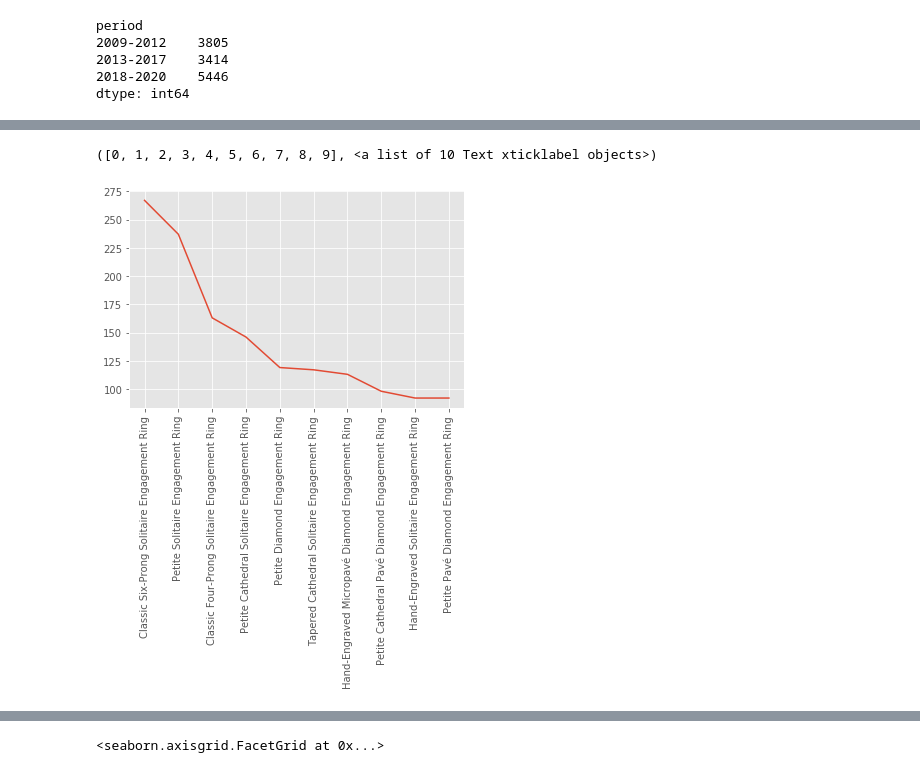
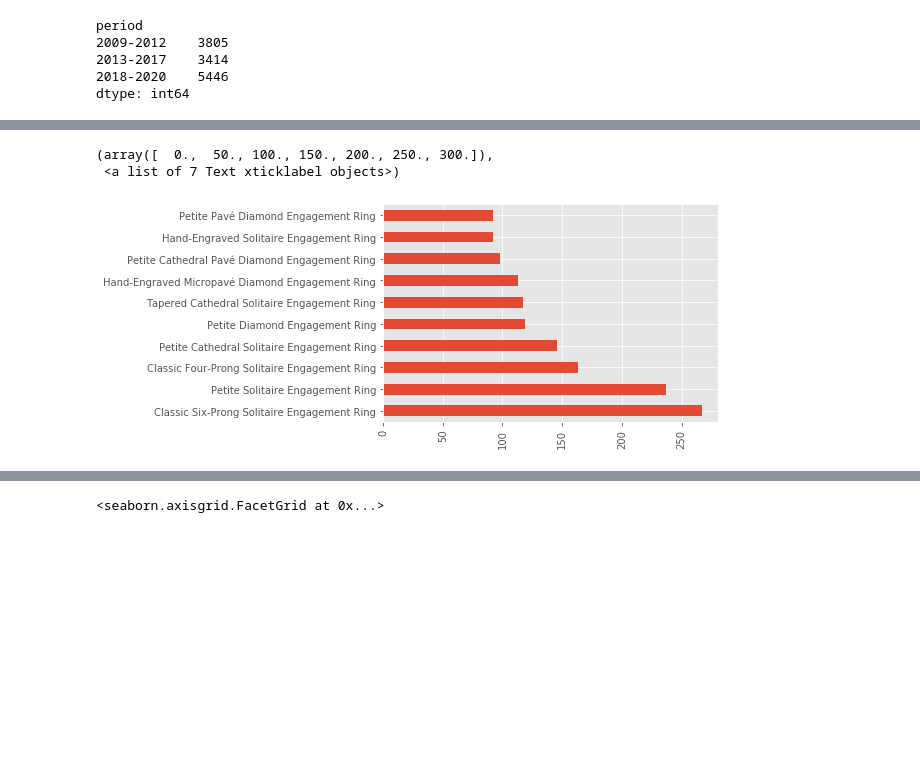
Before and after one commit to chuntao20/python_webscrap_project, a Jupyter notebook: BlueNile_data_analysis.ipynb, the cells around one changed output, grey strips where cells are left out. Drawn from its saved outputs; the diff is of its cells as text; code cells hidden in the pictures; blank space fills up the shorter version.

```diff
--- a/BlueNile_data_analysis.ipynb
+++ b/BlueNile_data_analysis.ipynb
@@ -500,12 +532,13 @@ plt.xticks(rotation=80)
 style09_12 = year09_12['product_name'].value_counts().nlargest(10).index.tolist()
 popular09_12= year09_12[year09_12['product_name'].isin(style09_12)]
 # %%
-year13_17['product_name'].value_counts().nlargest(10)
-plt.plot(year13_17['product_name'].value_counts().nlargest(10))
+p2 = year13_17['product_name'].value_counts().nlargest(10).index.tolist()
+year13_17['product_name'].value_counts().nlargest(10).plot(kind='barh')
 plt.xticks(rotation=90)
 # %% [output]
-([0, 1, 2, 3, 4, 5, 6, 7, 8, 9], <a list of 10 Text xticklabel objects>)
+(array([  0.,  50., 100., 150., 200., 250., 300.]),
+ <a list of 7 Text xticklabel objects>)
-[figure, old version]
+[figure, new version]
 # %%
 style13_17 = year13_17['product_name'].value_counts().nlargest(10).index.tolist()
 popular13_17 = year13_17[year13_17['product_name'].isin(style13_17)]
```
Also changed, not shown: parts of 27 cells of this notebook, 21 other files.
